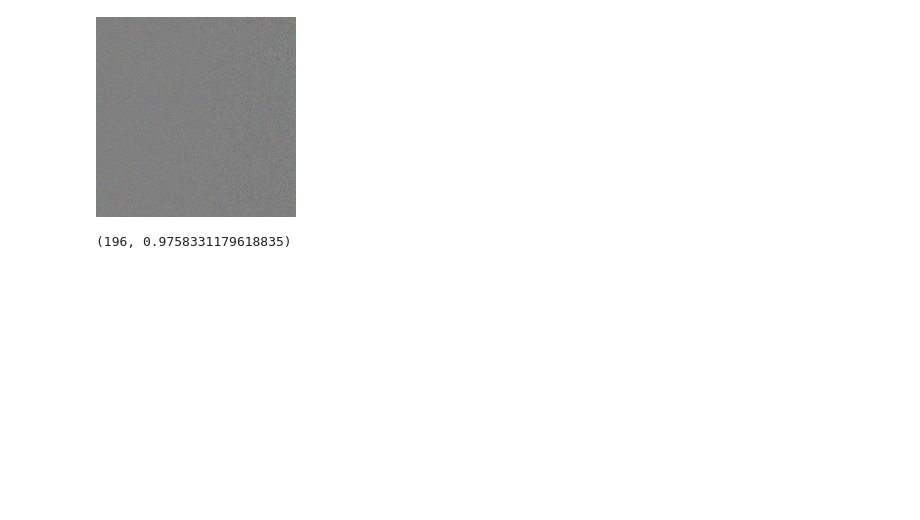
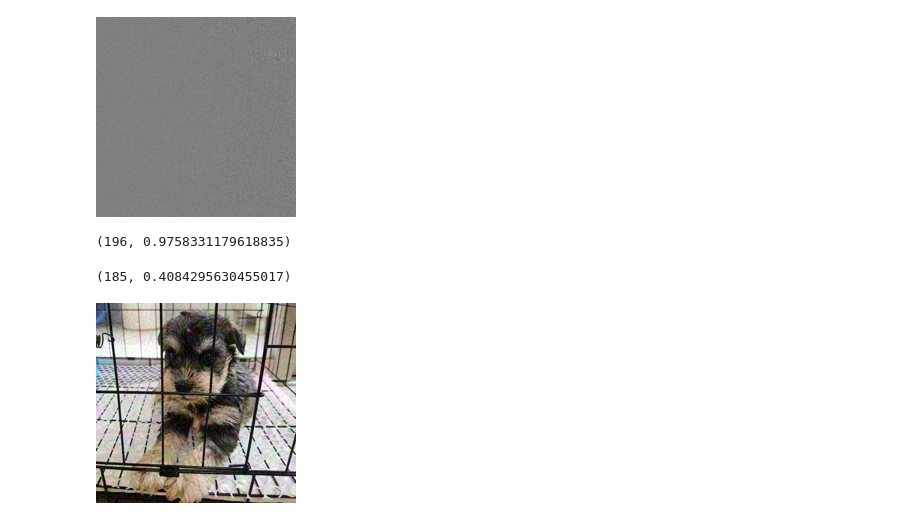
Before and after one commit to HanxiuZhang/low_freq_attack, a Jupyter notebook: 0721.ipynb, the cells around one changed output. Cells and saved outputs as stored; diff of their text form; code cells hidden in the pictures; blank space fills up the shorter version.

```diff
--- a/0721.ipynb
+++ b/0721.ipynb
@@ -51,3 +53,14 @@ def predict_1_img(img_tensor,model):
 print(predict_1_img(img_tensor,model))
 # %% [output]
 (196, 0.9758331179618835)
+# %%
+def attack_1_img(model,img_tensor,label):
+    fgsm = atk.FGSM(model)
+    adv_img_tensor = fgsm(img_tensor.unsqueeze(0).cuda(),labels = torch.Tensor([label]).cuda().type(torch.LongTensor))
+    print(predict_1_img(adv_img_tensor[0],model))
+    show_tensor(adv_img_tensor[0])
+# %%
+attack_1_img(model,img_tensor,196)
+# %% [output]
+(185, 0.4084295630455017)
+[figure, added]
```
Also changed, not shown: parts of 1 cell of this notebook.
